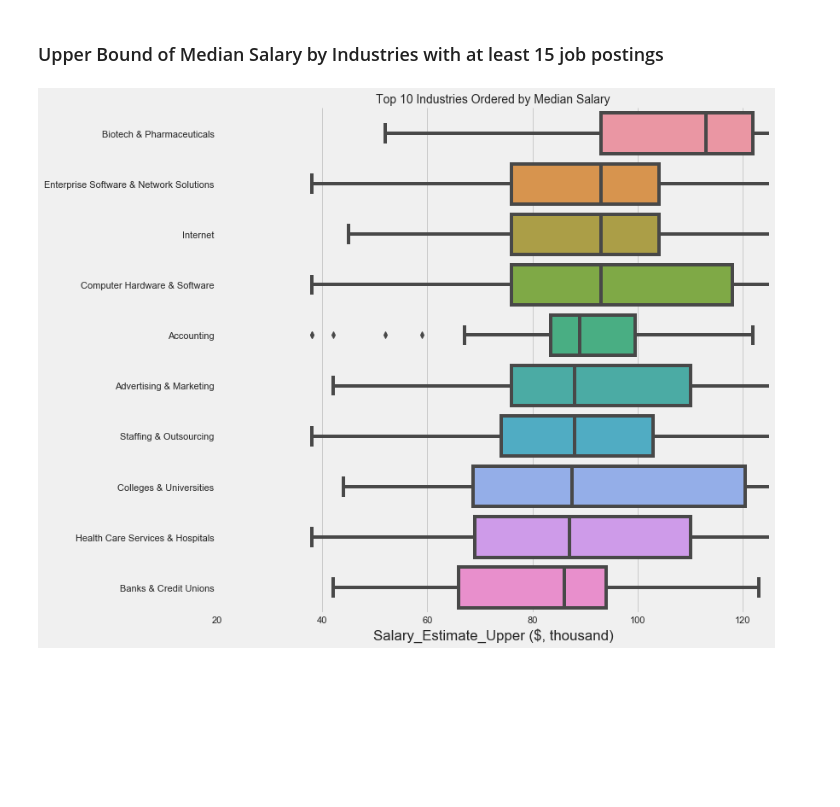
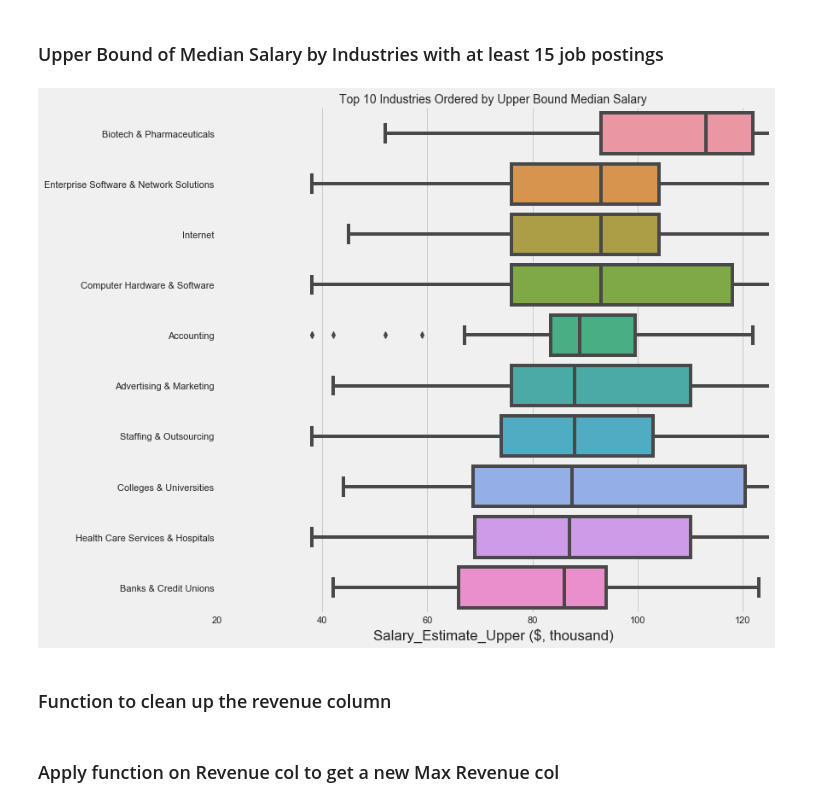
Before and after one commit to aclao89/data_analyst_jobs_search, a Jupyter notebook: Untitled.ipynb, the cells around one changed output. Cells and saved outputs as stored; diff of their text form; code cells hidden in the pictures; blank space fills up the shorter version.

```diff
--- a/Untitled.ipynb
+++ b/Untitled.ipynb
@@ -460,28 +439,30 @@ plt.show()
 # %%
 plt.style.use('fivethirtyeight')
 count_industry = da_jobs['Industry'].value_counts()
 count_industry
 
 min_cut = 15
 #For loop to select all those industres with 15 or less postings
 drop_rows = []
 for i in range(da_jobs.shape[0]):
     industry = str(da_jobs.loc[i, "Industry"])
     if industry != "nan":
         value = count_industry[industry]
         if value <= min_cut:
             drop_rows.append(i)
 
 da_jobs_edit = da_jobs.drop(drop_rows)
 da_jobs_drop = da_jobs_edit.groupby("Industry").median().sort_values(by ="Salary_Estimate_Upper ($, thousand)", ascending= False)
 
 
 chart = sns.catplot(x="Salary_Estimate_Upper ($, thousand)", y="Industry", kind="box", data=da_jobs, order=da_jobs_drop.iloc[:10].index)
 chart.set(xlim=(20, 125))
 chart.fig.set_size_inches(30, 10)
 chart.ax.set_xticks([25,50,75,100,125], minor=True)
-plt.title("Top 10 Industries Ordered by Median Salary", fontsize=14)
+plt.title("Top 10 Industries Ordered by Upper Bound Median Salary", fontsize=14)
 plt.ylabel("")
 plt.show()
 # %% [output]
-[figure, old version]
+[figure, new version]
+# %% [markdown]
+### Function to clean up the revenue column
@@ -487,0 +493,2 @@ plt.show()
+# %% [markdown]
+### Apply function on Revenue col to get a new Max Revenue col
```
Also changed, not shown: parts of 11 cells of this notebook.
